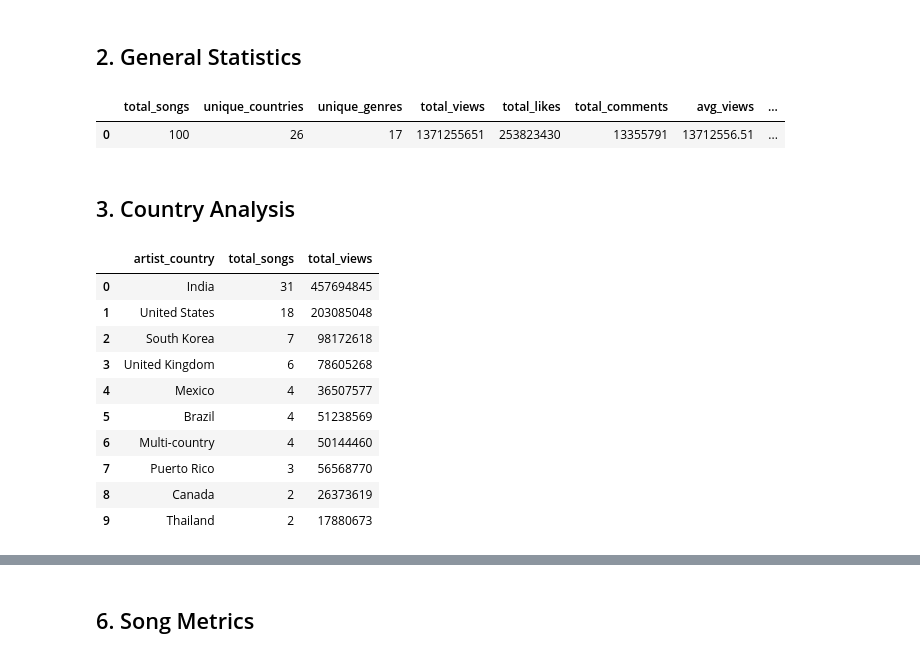
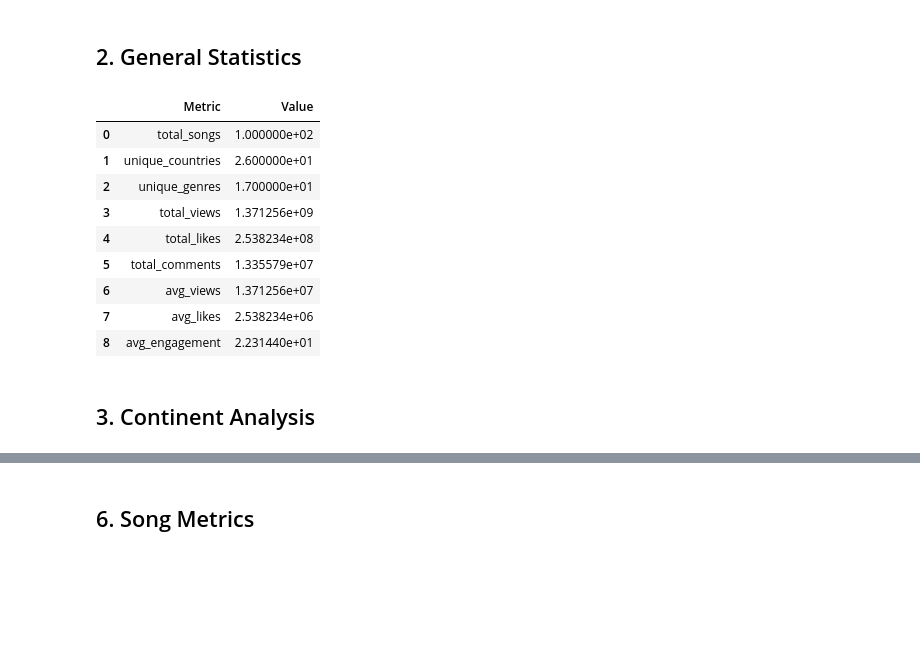
Before and after one commit to adroguetth/youtube-music-charts-intelligence, a Jupyter notebook: Notebook_EN/weekly/youtube_charts_2026-W46.ipynb, the cells around one changed output, grey strips where cells are left out. Drawn from its saved outputs; the diff is of its cells as text; code cells hidden in the pictures; blank space fills up the shorter version.

```diff
--- a/Notebook_EN/weekly/youtube_charts_2026-W46.ipynb
+++ b/Notebook_EN/weekly/youtube_charts_2026-W46.ipynb
@@ -11,6 +11,7 @@ import seaborn as sns
 import squarify
 
 from scipy.stats import gaussian_kde
+from IPython.display import display, Markdown
 
 plt.rcParams["figure.figsize"] = (12, 6)
 plt.rcParams["font.size"] = 12
@@ -35,6 +36,22 @@ def format_number(x):
     if x >= 1_000:
         return f"{x / 1_000:.1f}K"
     return f"{x:,.0f}"
+
+
+def get_continent(country):
+    continents = {
+        'North America': ['United States', 'Mexico', 'Canada', 'Puerto Rico'],
+        'South America': ['Brazil', 'Argentina', 'Colombia', 'Chile', 'Peru', 'Venezuela'],
+        'Europe': ['United Kingdom', 'Sweden', 'Germany', 'France', 'Spain', 'Italy', 'Netherlands', 'Turkey'],
+        'Asia': ['India', 'South Korea', 'Japan', 'China', 'Indonesia', 'Pakistan', 'Philippines', 'Thailand', 'Vietnam'],
+        'Africa': ['Nigeria', 'South Africa', 'Kenya', 'Ghana'],
+        'Oceania': ['Australia', 'New Zealand'],
+        'Middle East': ['Israel', 'UAE', 'Saudi Arabia']
+    }
+    for continent, countries in continents.items():
+        if country in countries:
+            return continent
+    return 'Other'
 
 
 # Metric functions: try to import from the package, fall back to inline.
@@ -160,6 +177,7 @@ df["upload_quarter"] = df["upload_date"].dt.quarter
 df["engagement"] = np.where(
     df["views"] > 0, (df["likes"] / df["views"] * 100).round(2), 0.0
 )
+df["continent"] = df["artist_country"].apply(get_continent)
 # %% [markdown]
 ## 1. Introduction
 # %% [markdown]
@@ -168,24 +186,17 @@ df["engagement"] = np.where(
 ## 2. General Statistics
 # %%
 stats = general_stats(df)
-display(pd.DataFrame([stats]))
+display(pd.DataFrame(list(stats.items()), columns=['Metric', 'Value']))
 # %% [output]
-|  | total_songs | unique_countries | unique_genres | total_views | total_likes | total_comments | avg_views | ... |
-| 0 | 100 | 26 | 17 | 1371255651 | 253823430 | 13355791 | 13712556.51 | ... |
+|  | Metric | Value |
+| 0 | total_songs | 1.000000e+02 |
+| 1 | unique_countries | 2.600000e+01 |
+| 2 | unique_genres | 1.700000e+01 |
+| 3 | total_views | 1.371256e+09 |
+| 4 | total_likes | 2.538234e+08 |
+| 5 | total_comments | 1.335579e+07 |
+| 6 | avg_views | 1.371256e+07 |
+| 7 | avg_likes | 2.538234e+06 |
+| 8 | avg_engagement | 2.231440e+01 |
 # %% [markdown]
-## 3. Country Analysis
+## 3. Continent Analysis
-# %%
-# Top 10 countries by song count
-top_countries(df, n=10)
-# %% [output]
-|  | artist_country | total_songs | total_views |
-| 0 | India | 31 | 457694845 |
-| 1 | United States | 18 | 203085048 |
-| 2 | South Korea | 7 | 98172618 |
-| 3 | United Kingdom | 6 | 78605268 |
-| 4 | Mexico | 4 | 36507577 |
-| 5 | Brazil | 4 | 51238569 |
-| 6 | Multi-country | 4 | 50144460 |
-| 7 | Puerto Rico | 3 | 56568770 |
-| 8 | Canada | 2 | 26373619 |
-| 9 | Thailand | 2 | 17880673 |
```
Also changed, not shown: parts of 55 cells of this notebook, 1 other file.
